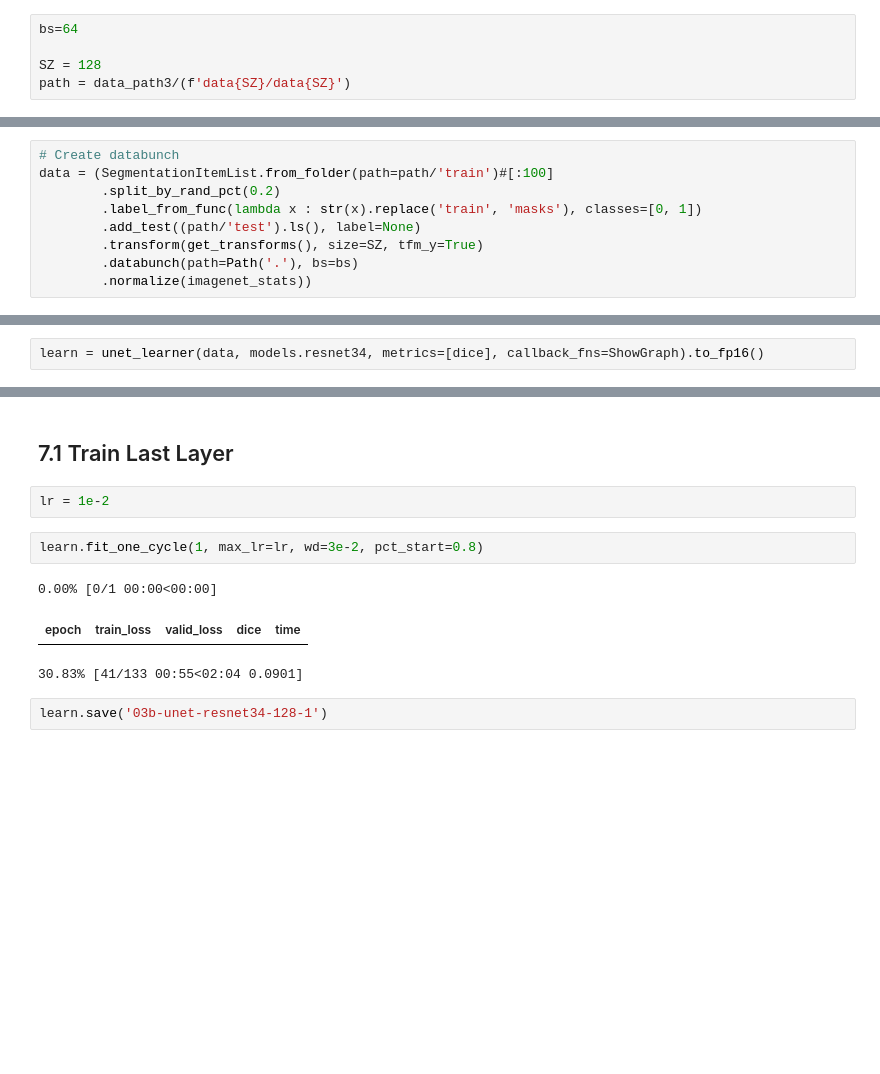
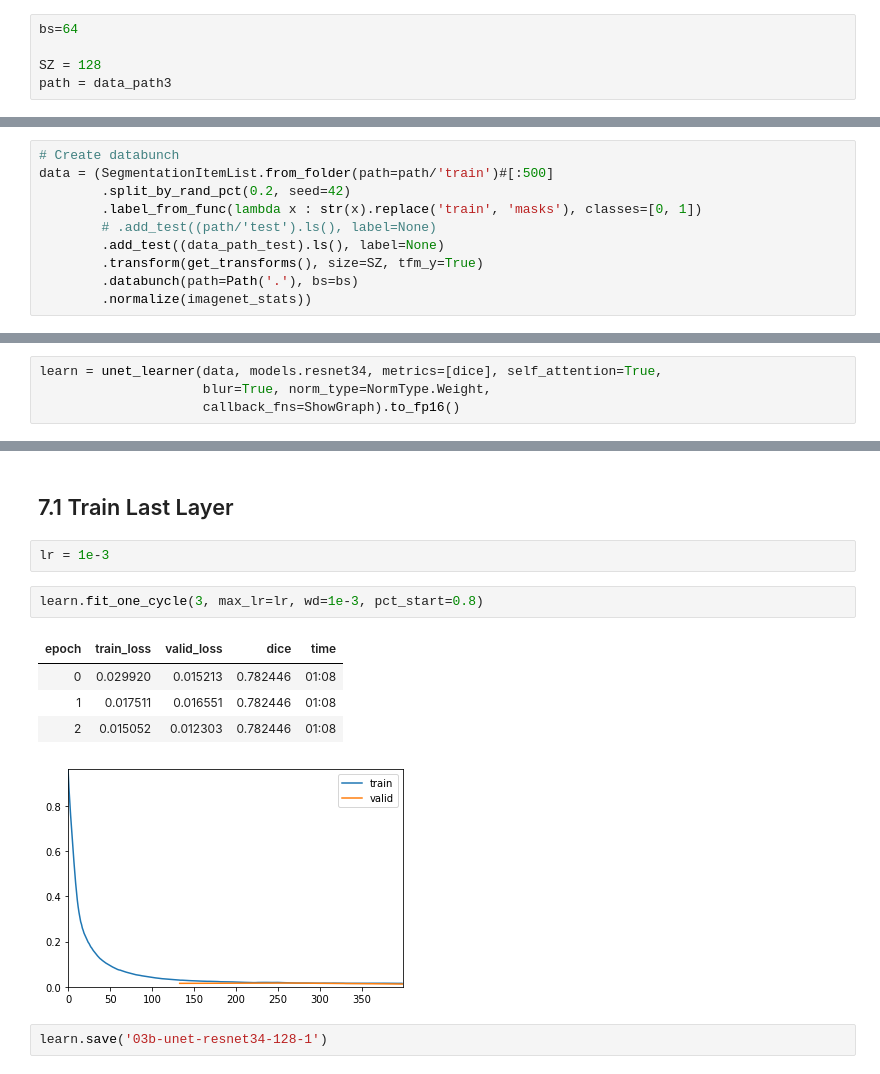
Before and after one commit to gnoparus/bualabs, a Jupyter notebook: nbs/03b-image-segmentation-siim-acr-pneumothorax-segmentation.ipynb, the cells around one changed output, grey strips where cells are left out. Saved outputs shown, nothing was run; the diff lists cells and outputs as text; blank space fills up the shorter version.

```diff
--- a/nbs/03b-image-segmentation-siim-acr-pneumothorax-segmentation.ipynb
+++ b/nbs/03b-image-segmentation-siim-acr-pneumothorax-segmentation.ipynb
@@ -313,7 +287,7 @@ Nothing to see
 bs=64
 
 SZ = 128
-path = data_path3/(f'data{SZ}/data{SZ}')
+path = data_path3
 # %%
 # Setting div=True in open_mask
 class SegmentationLabelList(SegmentationLabelList):
@@ -334,10 +308,11 @@ def transform(self, tfms:Optional[Tuple[TfmList,TfmList]]=(None,None), **kwargs)
 fastai.data_block.ItemLists.transform = transform
 # %%
 # Create databunch
-data = (SegmentationItemList.from_folder(path=path/'train')#[:100]
-        .split_by_rand_pct(0.2)
+data = (SegmentationItemList.from_folder(path=path/'train')#[:500]
+        .split_by_rand_pct(0.2, seed=42)
         .label_from_func(lambda x : str(x).replace('train', 'masks'), classes=[0, 1])
-        .add_test((path/'test').ls(), label=None)
+        # .add_test((path/'test').ls(), label=None)
+        .add_test((data_path_test).ls(), label=None)
         .transform(get_transforms(), size=SZ, tfm_y=True)
         .databunch(path=Path('.'), bs=bs)
         .normalize(imagenet_stats))
@@ -358,4 +333,6 @@ data.show_batch(rows=3, figsize=(12, 12))
 # %% [markdown]
 ## 6.2 Dice Metric
 # %%
-learn = unet_learner(data, models.resnet34, metrics=[dice], callback_fns=ShowGraph).to_fp16()
+learn = unet_learner(data, models.resnet34, metrics=[dice], self_attention=True,
+                     blur=True, norm_type=NormType.Weight,
+                     callback_fns=ShowGraph).to_fp16()
@@ -367,13 +346,15 @@ learn = unet_learner(data, models.resnet34, metrics=[dice], callback_fns=ShowGra
 # %% [markdown]
 ## 7.1 Train Last Layer
 # %%
-lr = 1e-2
+lr = 1e-3
 # %%
-learn.fit_one_cycle(1, max_lr=lr, wd=3e-2, pct_start=0.8)
+learn.fit_one_cycle(3, max_lr=lr, wd=1e-3, pct_start=0.8)
 # %% [output]
-0.00% [0/1 00:00<00:00]
 | epoch | train_loss | valid_loss | dice | time |
+| 0 | 0.029920 | 0.015213 | 0.782446 | 01:08 |
+| 1 | 0.017511 | 0.016551 | 0.782446 | 01:08 |
+| 2 | 0.015052 | 0.012303 | 0.782446 | 01:08 |
-30.83% [41/133 00:55<02:04 0.0901]
+[figure, added]
 # %%
 learn.save('03b-unet-resnet34-128-1')
 # %%
```
Also changed, not shown: parts of 77 cells of this notebook.
